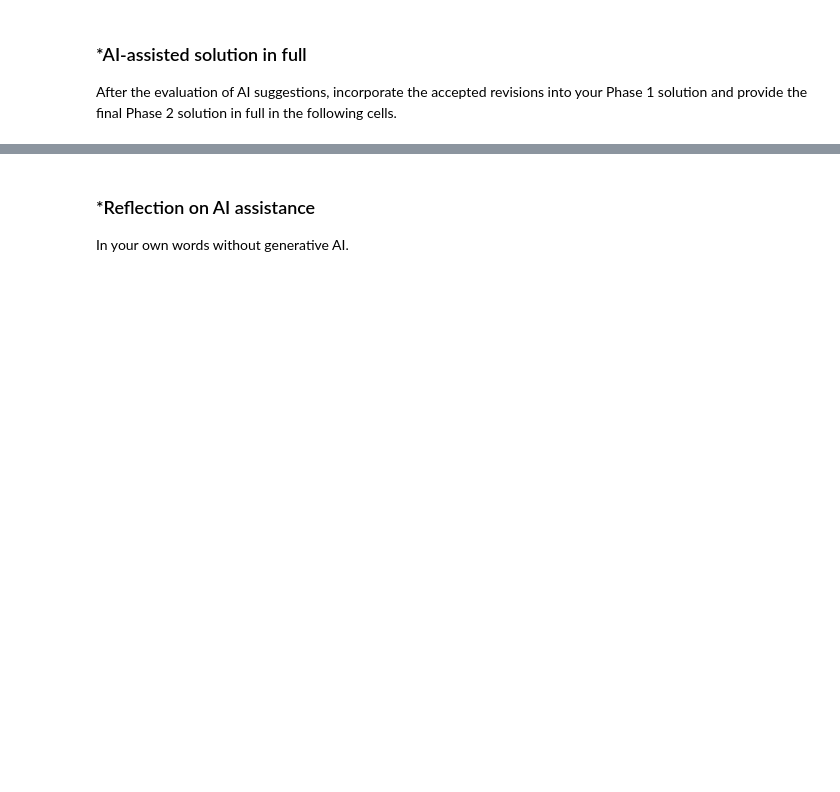
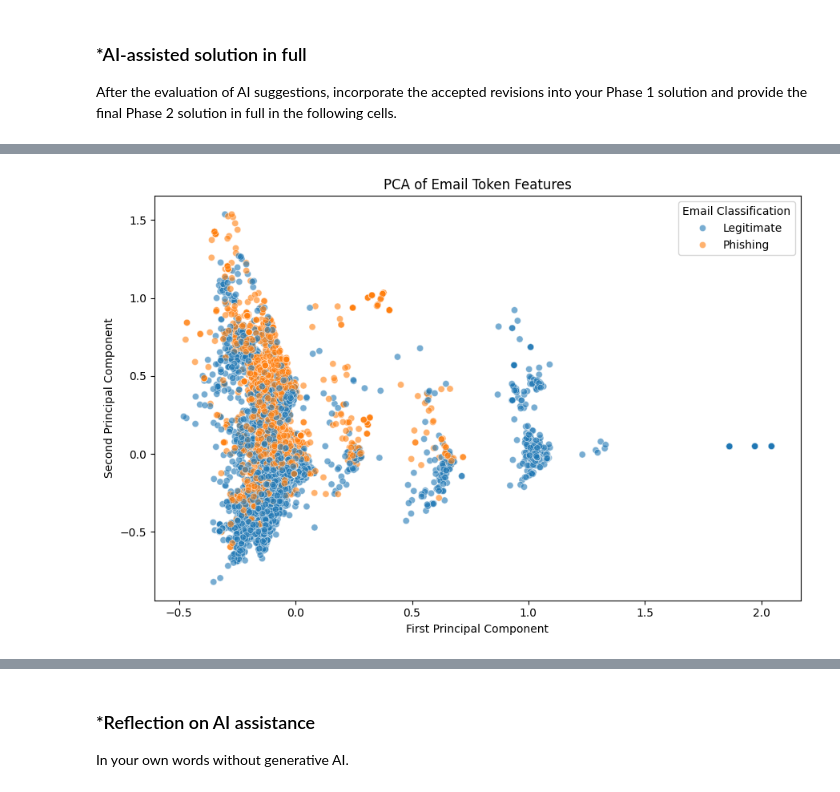
Before and after one commit to charlottemarieolexy-tech/A05-pca, a Jupyter notebook: A05.ipynb, the cells around one changed output, grey strips where cells are left out. Saved outputs shown, nothing was run; the diff lists cells and outputs as text; code cells hidden in the pictures; blank space fills up the shorter version.

```diff
--- a/A05.ipynb
+++ b/A05.ipynb
@@ -213,0 +464,11 @@ After the evaluation of AI suggestions, incorporate the accepted revisions into
+# %%
+# Q2 - Splitting the data
+from sklearn.model_selection import train_test_split
+from sklearn.linear_model import LinearRegression
+from sklearn.metrics import r2_score
+
+emails = pd.read_parquet("Phishing_clean.parquet")
+X = emails.drop(columns=["Email Type"])
+y = emails["Email Type"]
+
+X_train, X_test, y_train, y_test = train_test_split(X, y, test_size=0.2, train_size=0.80, random_state=42)
@@ -213,0 +523,34 @@ After the evaluation of AI suggestions, incorporate the accepted revisions into
+# %%
+#Q3 - Plotting 2 Component PCA Scatterplot
+emails_pca = PCA(n_components=2).fit(X).transform(X)
+
+pca_plot = pd.DataFrame({
+    "PC1": emails_pca[:, 0],
+    "PC2": emails_pca[:, 1],
+    "Email Type": y
+})
+
+pca_plot["Email Type"] = pca_plot["Email Type"].map({
+    0: "Legitimate",
+    1: "Phishing"
+})
+
+plt.figure(figsize=(9, 6))
+
+sns.scatterplot(
+    data=pca_plot,
+    x="PC1",
+    y="PC2",
+    hue="Email Type",
+    alpha=0.6,
+    s=35
+)
+
+plt.title("PCA of Email Token Features")
+plt.xlabel("First Principal Component")
+plt.ylabel("Second Principal Component")
+plt.legend(title="Email Classification")
+plt.tight_layout()
+plt.show()
+# %% [output]
+[figure, added]
```
Also changed, not shown: parts of 20 cells of this notebook.
